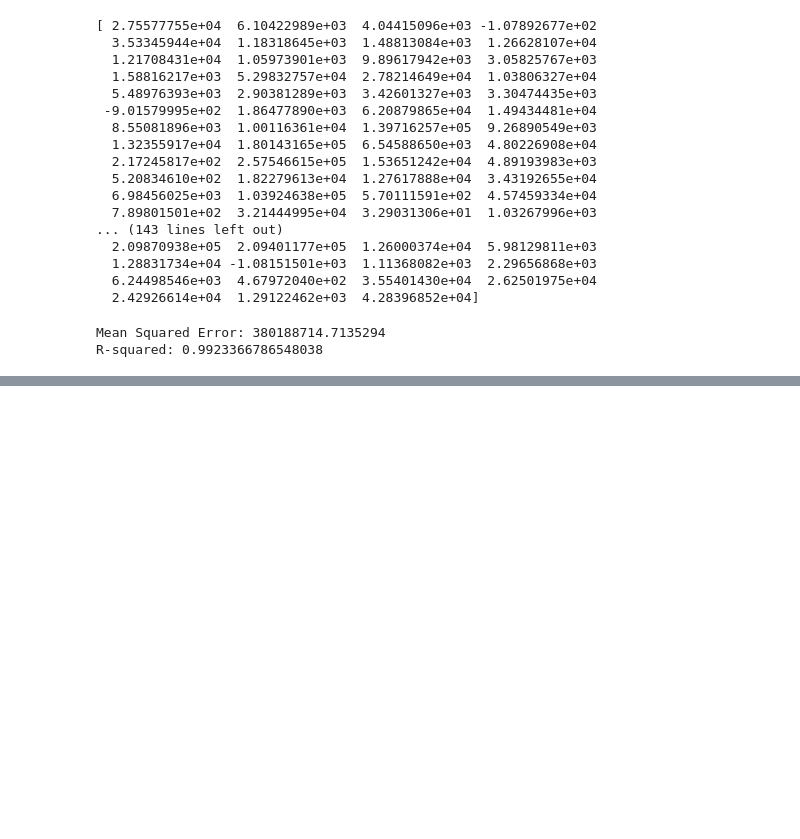
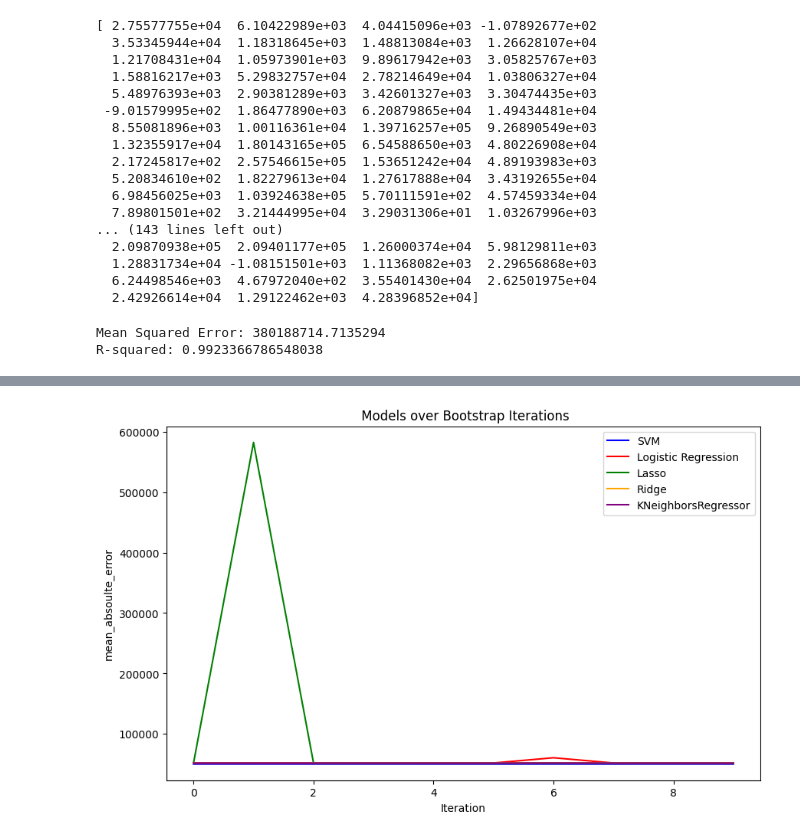
Before and after one commit to 2303A52046/STAT_2303A52046, a Jupyter notebook: Project(SML).ipynb, the cells around one changed output, grey strips where cells are left out. Saved outputs shown, nothing was run; the diff lists cells and outputs as text; code cells hidden in the pictures; blank space fills up the shorter version.

```diff
--- a/Project(SML).ipynb
+++ b/Project(SML).ipynb
@@ -275,0 +448,15 @@ R-squared: 0.9923366786548038
+# %%
+import matplotlib.pyplot as plt
+plt.figure(figsize=(10,6))
+plt.plot( mean_absolute_error_svm, color='blue', label='SVM')
+plt.plot(mean_absolute_error_lr, color='red', label='Logistic Regression')
+plt.plot(mean_absolute_error_l, color='green', label='Lasso')
+plt.plot(mean_absolute_error_r, color='orange', label='Ridge')
+plt.plot(mean_absolute_error_knr, color='purple', label='KNeighborsRegressor')
+plt.xlabel('Iteration')
+plt.ylabel('mean_absoulte_error')
+plt.title(' Models over Bootstrap Iterations')
+plt.legend()
+plt.show()
+# %% [output]
+[figure, added]
```
Also changed, not shown: parts of 9 cells of this notebook.
